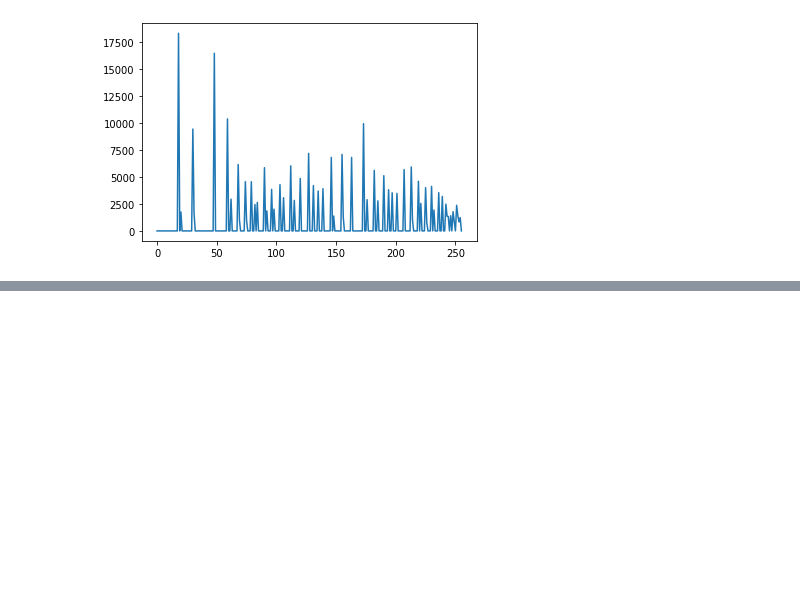
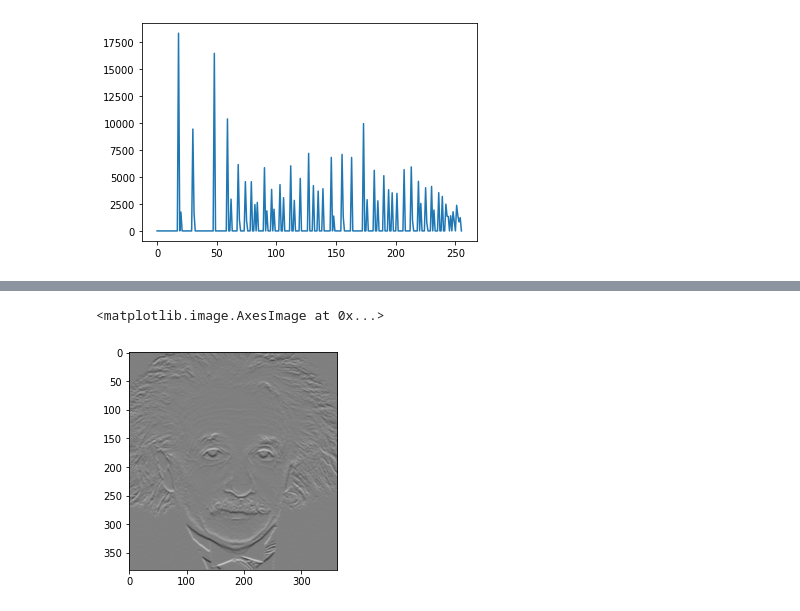
Before and after one commit to maleeshaRuvindi/EN2550_assignment1, a Jupyter notebook: 190535D_Assignment1.ipynb, the cells around one changed output, grey strips where cells are left out. Cells and saved outputs as stored; diff of their text form; code cells hidden in the pictures; blank space fills up the shorter version.

```diff
--- a/190535D_Assignment1.ipynb
+++ b/190535D_Assignment1.ipynb
@@ -188,17 +175,13 @@ ax1.imshow(f_x2,cmap='gray',vmin=-1020, vmax=1020)
 # %%
 f=cv.imread(r'C:\Users\ASUS\Documents\coding\image processing\images\einstein.png',cv.IMREAD_GRAYSCALE).astype(np.float32)
 assert f is not None
 a=np.array([1,2,1],dtype=np.float32)
 b=np.array([1,0,-1],dtype=np.float32)
-fnew=np.zeros
-rows=f.shape[0]
-cols=f.shape[1]
-f_x2=np.zeros((rows,cols))
-for i in range(rows):
-    for j in range(cols):
-        for u in range(3):
-            for v in range(3):
-                if not((i==0 and u==0) or (i==rows-1 and u==2) or (j==0 and v==0) or (j==cols-1 and v==2)):
-                    f_x2[i,j]+=sobel_v[u,v]*f[i+u-1,j+v-1]
+
+fnew = cv.sepFilter2D(f, -1, a, b)
+
 fig1,ax1 = plt.subplots()
-ax1.imshow(f_x2,cmap='gray',vmin=-1020, vmax=1020)
+ax1.imshow(fnew,cmap='gray',vmin=-1020, vmax=1020)
+# %% [output]
+<matplotlib.image.AxesImage at 0x...>
+[figure, added]
```
Also changed, not shown: parts of 6 cells of this notebook.
